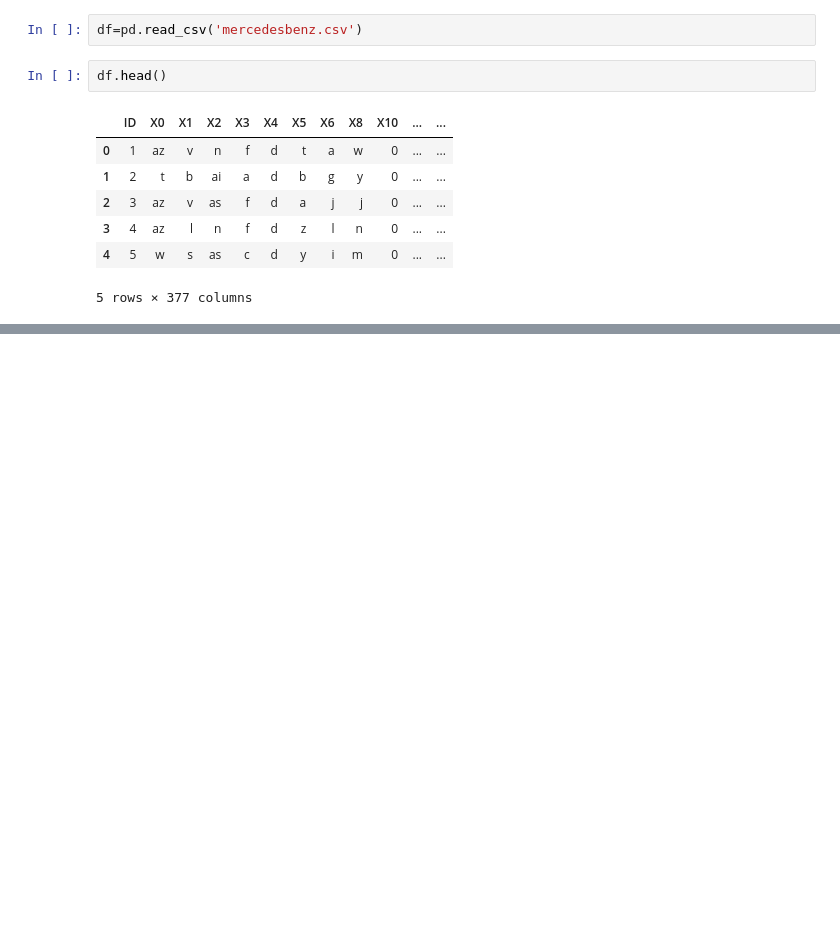
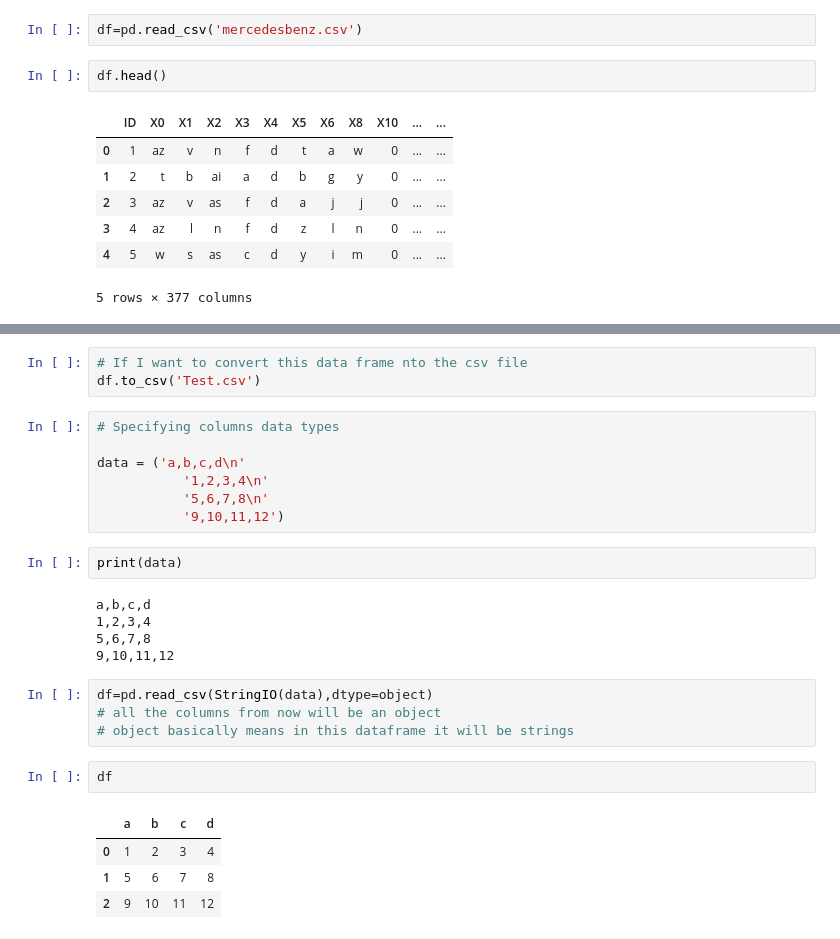
Before and after one commit to ShristiJalan/Machine-Learning, a Jupyter notebook: Python Basics/pandas.ipynb, the cells around one changed output, grey strips where cells are left out. Saved outputs shown, nothing was run; the diff lists cells and outputs as text; blank space fills up the shorter version.

```diff
--- a/Python Basics/pandas.ipynb
+++ b/Python Basics/pandas.ipynb
@@ -134,0 +245,28 @@ df.head()
+# %%
+# If I want to convert this data frame nto the csv file
+df.to_csv('Test.csv')
+# %%
+# Specifying columns data types
+
+data = ('a,b,c,d\n'
+           '1,2,3,4\n'
+           '5,6,7,8\n'
+           '9,10,11,12')
+# %%
+print(data)
+# %% [output]
+a,b,c,d
+1,2,3,4
+5,6,7,8
+9,10,11,12
+# %%
+df=pd.read_csv(StringIO(data),dtype=object)
+# all the columns from now will be an object
+# object basically means in this dataframe it will be strings
+# %%
+df
+# %% [output]
+|  | a | b | c | d |
+| 0 | 1 | 2 | 3 | 4 |
+| 1 | 5 | 6 | 7 | 8 |
+| 2 | 9 | 10 | 11 | 12 |
```
Also changed, not shown: parts of 36 cells of this notebook, 2 other files.
